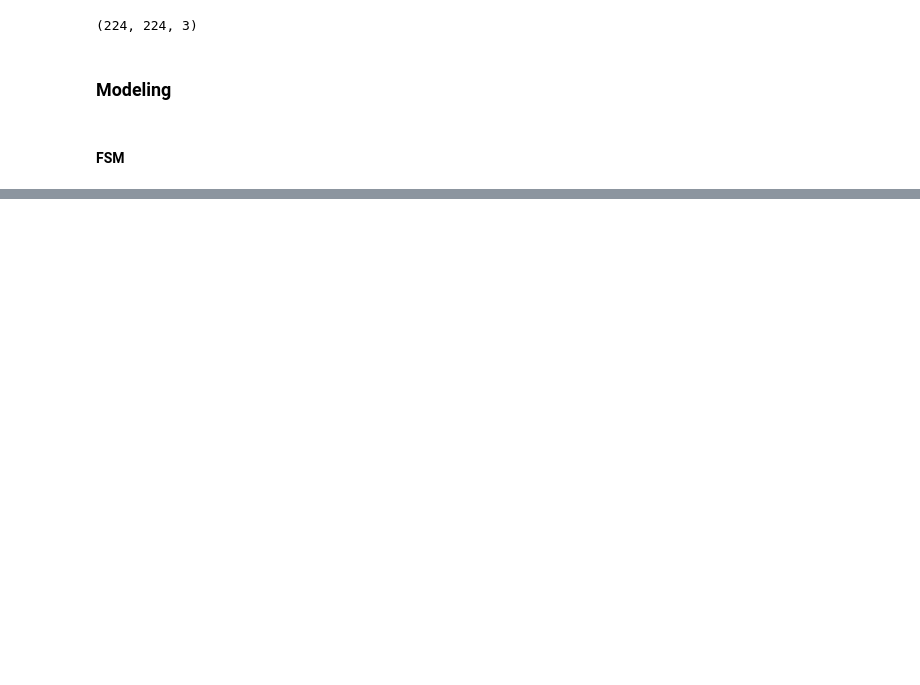
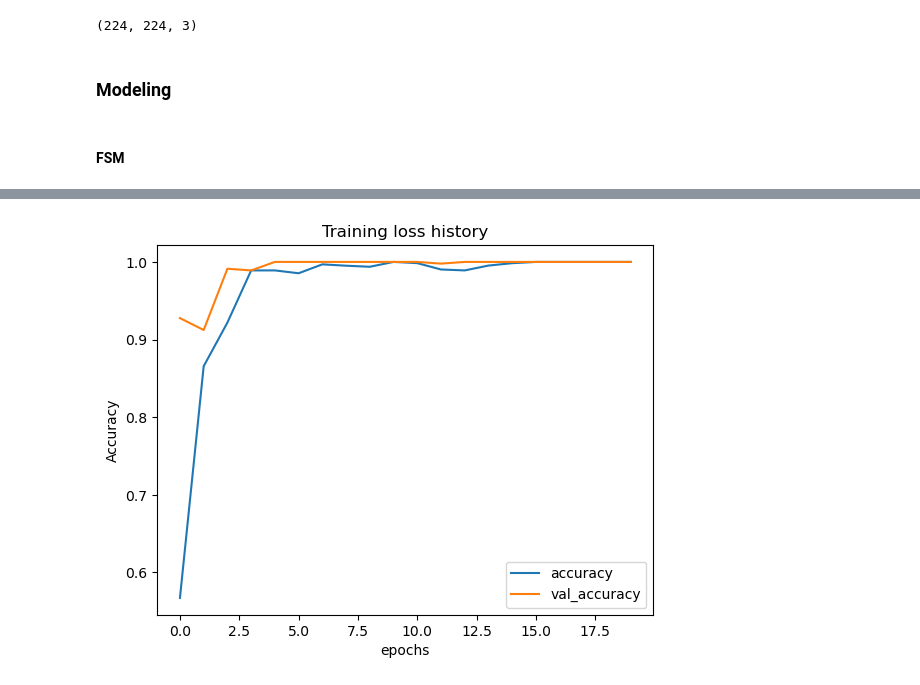
Before and after one commit to ddcots24/Hello-Fresh, a Jupyter notebook: Hello_Fresh.ipynb, the cells around one changed output, grey strips where cells are left out. Cells and saved outputs as stored; diff of their text form; code cells hidden in the pictures; blank space fills up the shorter version.

```diff
--- a/Hello_Fresh.ipynb
+++ b/Hello_Fresh.ipynb
@@ -169,0 +187,8 @@ Epoch 30/30
+# %%
+col_list = ['accuracy', 'val_accuracy']
+fsm_cnn_df[col_list].plot()
+plt.ylabel('Accuracy')
+plt.title('Training loss history')
+plt.show()
+# %% [output]
+[figure, added]
```
Also changed, not shown: parts of 12 cells of this notebook.
